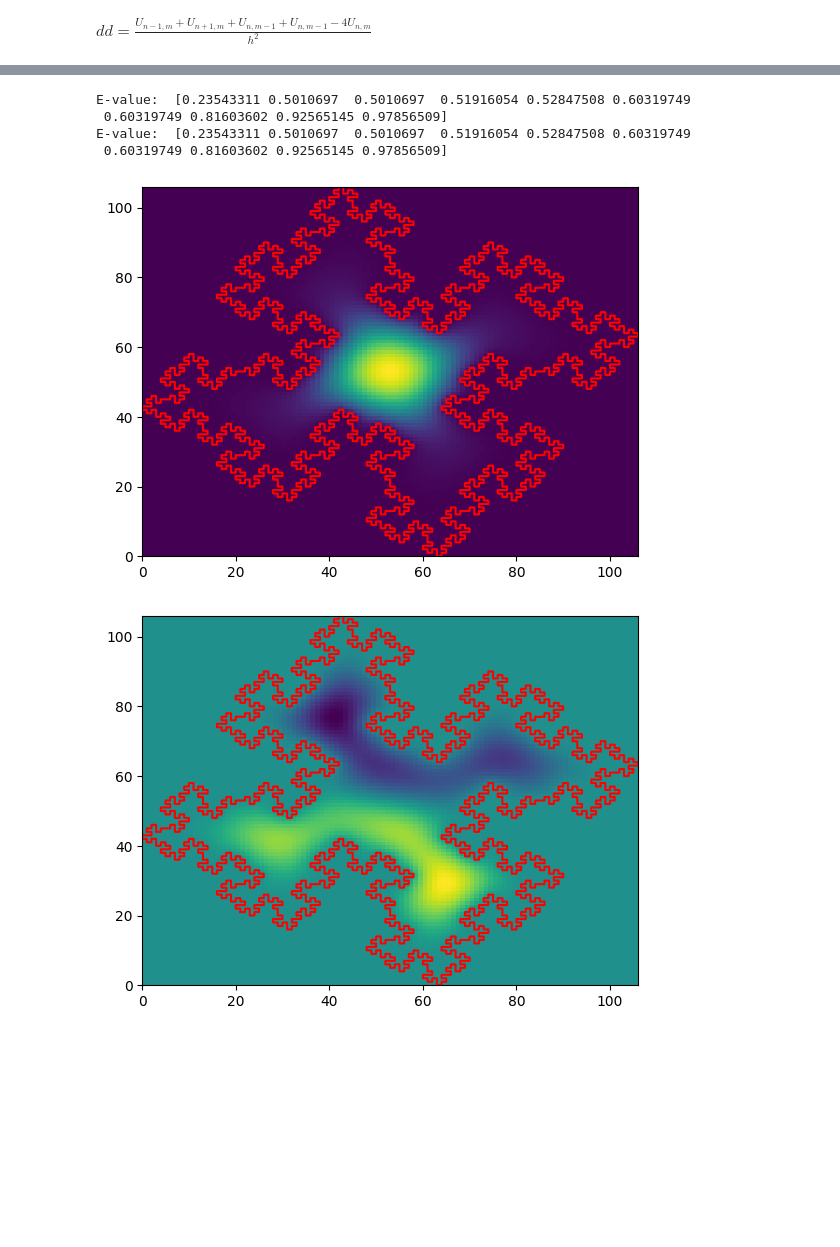
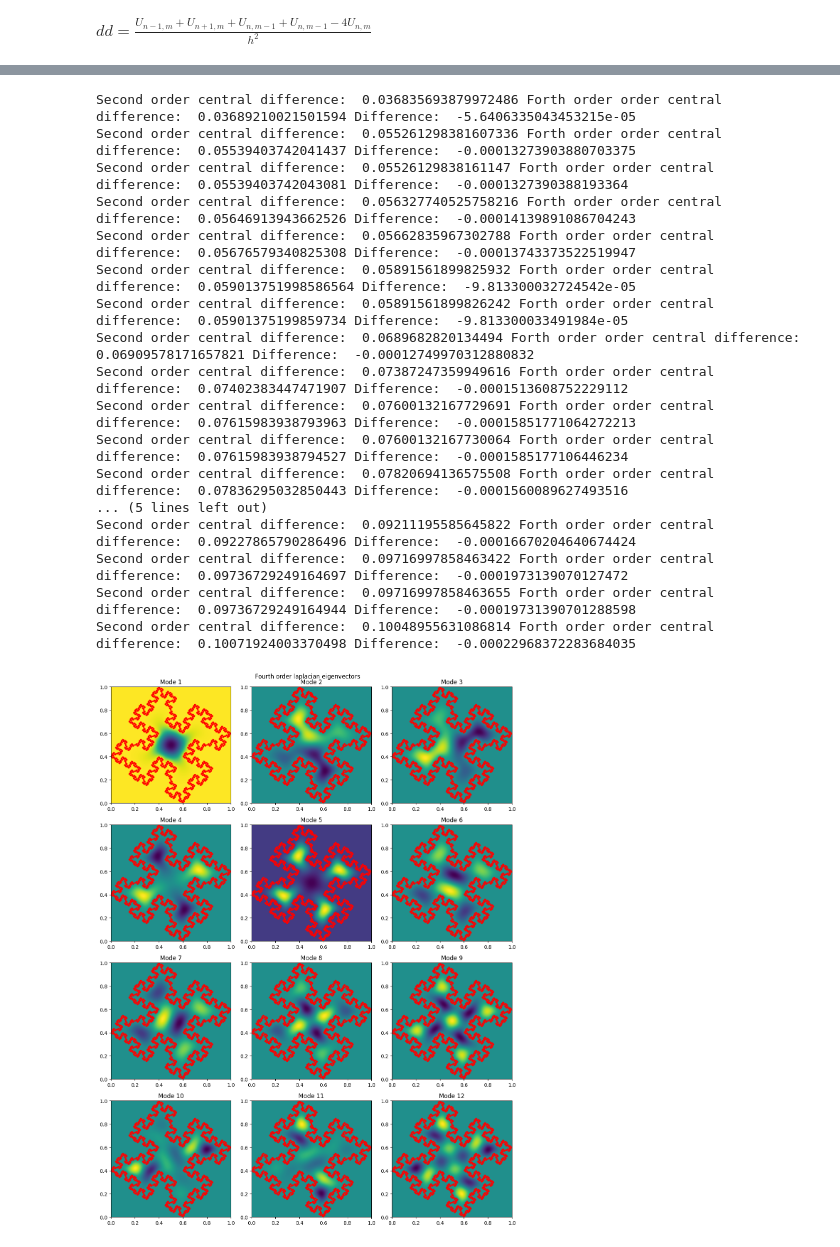
Before and after one commit to erikkoh/Numfys, a Jupyter notebook: Assignment2/Projectnotebook.ipynb, the cells around one changed output, grey strips where cells are left out. Saved outputs shown, nothing was run; the diff lists cells and outputs as text; code cells hidden in the pictures; blank space fills up the shorter version.

```diff
--- a/Assignment2/Projectnotebook.ipynb
+++ b/Assignment2/Projectnotebook.ipynb
@@ -256,6 +324,5 @@ Done with genereating grid
 # %%
-def find_eiegenvalues(laplacian, number_of_values = 300):
-    eigenvalues, eigenvectors = eigsh(laplacian, k=number_of_values, which='SM')
-    print("E-value: ", eigenvalues)
+def find_eiegenvalues(laplacian, number_of_values = 300, what_values = "SA"):
+    eigenvalues, eigenvectors = eigsh(laplacian, k=number_of_values, which=what_values)
     return eigenvalues, eigenvectors
 # %%
@@ -274,7 +388,9 @@ def plotting_eigenvectors(eigenvectors,boundry):
 # %%
-grid, boundry =generate_grid(3)
-x_collum = grid[:,0]
-lapliacian = sparse_discrete_laplacian(len(grid),max(x_collum)+1, grid)
-eigenvalues, eigenvectors = find_eiegenvalues(lapliacian)
-plotting_eigenvectors(eigenvectors,boundry)
+x_collum = grids[2][:,0]
+grid_4 = grids[2]
+lapliacian = sparse_discrete_laplacian(len(grid_4),len(set(x_collum))  , grid_4)
+print("Done with laplacian")
+eigenvalues, eigenvectors = find_eiegenvalues(lapliacian, 12)
+print(4**4*np.sqrt(eigenvalues[0]))
+plotting_eigenvectors(eigenvectors,boundries[2], "Scond order laplacian eigenvectors" , 12)
 # %% [output]
@@ -382,17 +493,30 @@ def higher_order_laplacian(vector_length, row_length, grid):
 # %%
-grid, boundry =generate_grid(3)
-x_collum = grid[:,0]
-lapliacian_1 = sparse_discrete_laplacian(len(grid),max(x_collum)+1, grid)
-lapliacian_2 = higher_order_laplacian(len(grid),max(x_collum)+1, grid)
-eigenvalues_1, eigenvectors_1 = find_eiegenvalues(lapliacian, 10)
-eigenvalues_2, eigenvectors_2 = find_eiegenvalues(lapliacian_2, 10)
-plotting_eigenvectors(eigenvectors,boundry)
-for i in range(len(eigenvalues_1)):
-    print("Second order central difference: ", eigenvalues_1[i], "Forth order order central difference: ", eigenvalues_2[i], "Difference: ", eigenvalues_1[i]-eigenvalues_2[i])
+grid_4 = grids[3]
+boundry = boundries[3]
+x_collum = grid_4[:,0]
+lapliacian_1 = sparse_discrete_laplacian(len(grid_4),len(set(x_collum)), grid_4)
+lapliacian_2 = higher_order_laplacian(len(grid_4),len(set(x_collum)), grid_4)
+eigenvalues_1, eigenvectors_1 = find_eiegenvalues(lapliacian_1, 21)
+eigenvalues_2, eigenvectors_2 = find_eiegenvalues(lapliacian_2, 21)
+for i in range(len(eigenvalues_2)):
+    print("Second order central difference: ", np.sqrt(eigenvalues_1[i]), "Forth order order central difference: ", np.sqrt(eigenvalues_2[i]), "Difference: ", (np.sqrt(eigenvalues_1[i])-np.sqrt(eigenvalues_2[i])))
+plotting_eigenvectors(eigenvectors_2,boundry, "Fourth order laplacian eigenvectors", 12)
 # %% [output]
-E-value:  [0.23543311 0.5010697  0.5010697  0.51916054 0.52847508 0.60319749
- 0.60319749 0.81603602 0.92565145 0.97856509]
-E-value:  [0.23543311 0.5010697  0.5010697  0.51916054 0.52847508 0.60319749
- 0.60319749 0.81603602 0.92565145 0.97856509]
+Second order central difference:  0.036835693879972486 Forth order order central difference:  0.03689210021501594 Difference:  -5.6406335043453215e-05
+Second order central difference:  0.055261298381607336 Forth order order central difference:  0.05539403742041437 Difference:  -0.00013273903880703375
+Second order central difference:  0.05526129838161147 Forth order order central difference:  0.05539403742043081 Difference:  -0.0001327390388193364
+Second order central difference:  0.056327740525758216 Forth order order central difference:  0.05646913943662526 Difference:  -0.00014139891086704243
+Second order central difference:  0.05662835967302788 Forth order order central difference:  0.05676579340825308 Difference:  -0.00013743373522519947
+Second order central difference:  0.05891561899825932 Forth order order central difference:  0.059013751998586564 Difference:  -9.813300032724542e-05
+Second order central difference:  0.05891561899826242 Forth order order central difference:  0.05901375199859734 Difference:  -9.813300033491984e-05
+Second order central difference:  0.0689682820134494 Forth order order central difference:  0.06909578171657821 Difference:  -0.00012749970312880832
+Second order central difference:  0.07387247359949616 Forth order order central difference:  0.07402383447471907 Difference:  -0.0001513608752229112
+Second order central difference:  0.07600132167729691 Forth order order central difference:  0.07615983938793963 Difference:  -0.00015851771064272213
+Second order central difference:  0.07600132167730064 Forth order order central difference:  0.07615983938794527 Difference:  -0.0001585177106446234
+Second order central difference:  0.07820694136575508 Forth order order central difference:  0.07836295032850443 Difference:  -0.0001560089627493516
+... (5 lines left out)
+Second order central difference:  0.09211195585645822 Forth order order central difference:  0.09227865790286496 Difference:  -0.00016670204640674424
+Second order central difference:  0.09716997858463422 Forth order order central difference:  0.09736729249164697 Difference:  -0.0001973139070127472
+Second order central difference:  0.09716997858463655 Forth order order central difference:  0.09736729249164944 Difference:  -0.00019731390701288598
+Second order central difference:  0.10048955631086814 Forth order order central difference:  0.10071924003370498 Difference:  -0.00022968372283684035
-[figure, old version]
+[figure, new version]
-[figure, removed]
```
Also changed, not shown: parts of 17 cells of this notebook, 10 other files.
